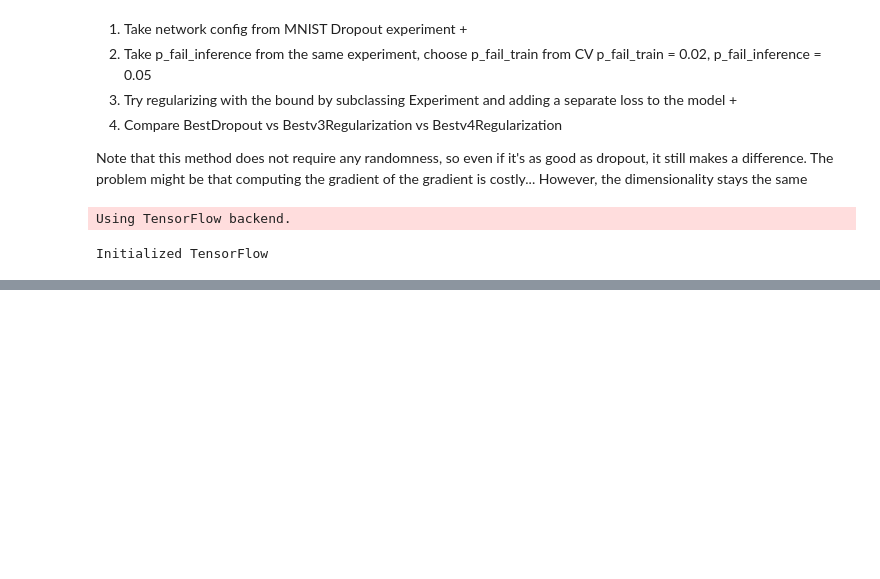
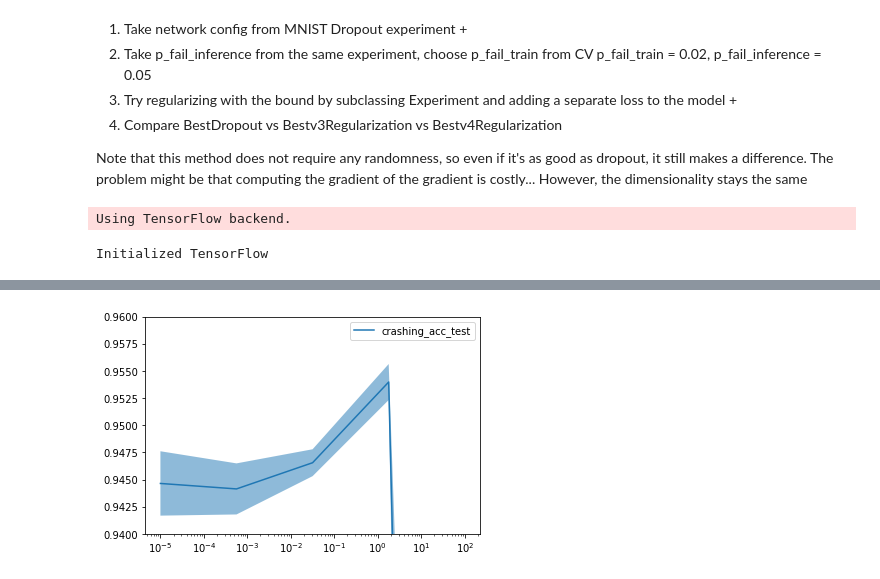
Before and after one commit to LPD-EPFL/nn-fault-tolerance, a Jupyter notebook: Regularization.ipynb, the cells around one changed output, grey strips where cells are left out. Drawn from its saved outputs; the diff is of its cells as text; code cells hidden in the pictures; blank space fills up the shorter version.

```diff
--- a/Regularization.ipynb
+++ b/Regularization.ipynb
@@ -261,0 +269,8 @@ KeyError: 'crashing_acc_train'
+# %%
+plt.figure()
+plot_quantity(results_array, 'crashing_acc_test')
+plt.ylim(0.94, 0.96)
+plt.legend()
+plt.show()
+# %% [output]
+[figure, added]
```
Also changed, not shown: parts of 11 cells of this notebook, 2 other files.
